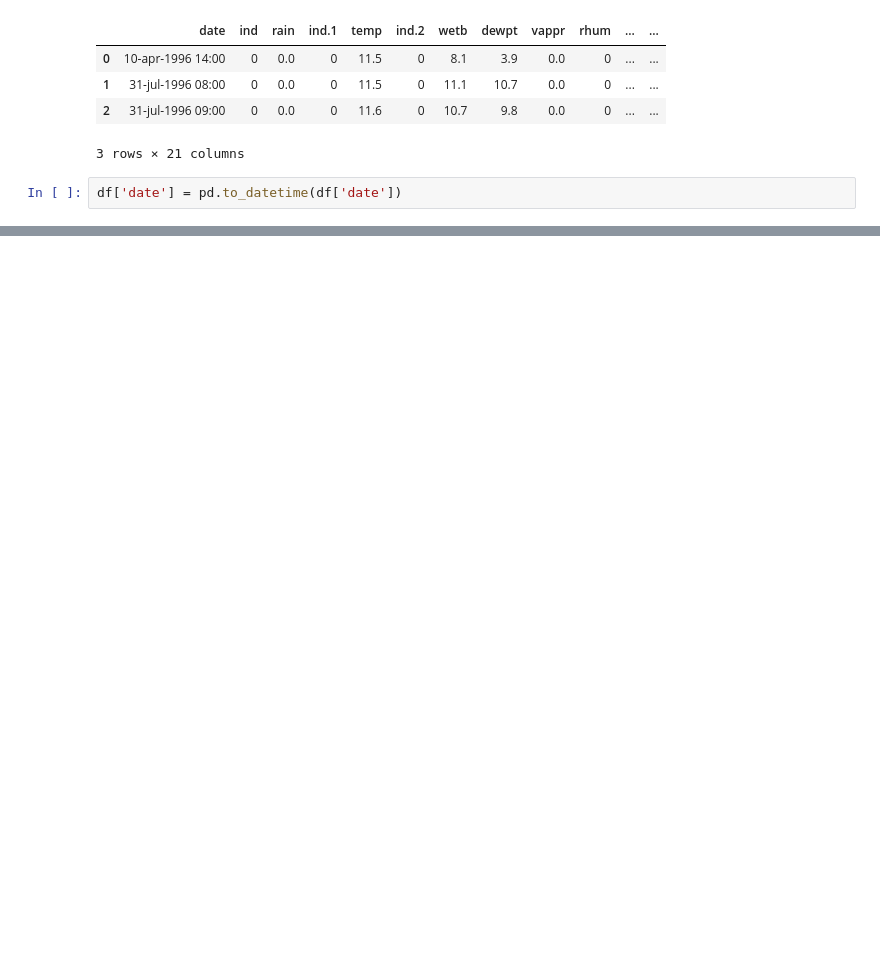
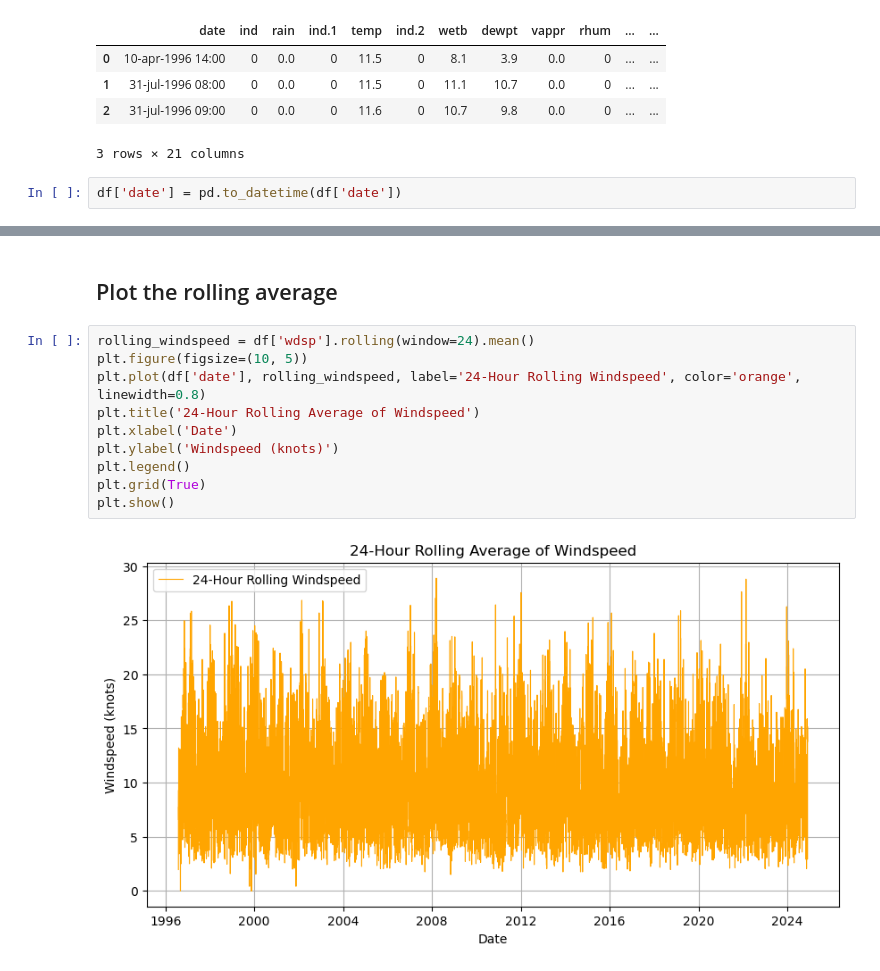
Before and after one commit to morgam7/PFDA-assignments, a Jupyter notebook: assignment_6_Weather.ipynb, the cells around one changed output, grey strips where cells are left out. Cells and saved outputs as stored; diff of their text form; blank space fills up the shorter version.

```diff
--- a/assignment_6_Weather.ipynb
+++ b/assignment_6_Weather.ipynb
@@ -110,0 +201,14 @@ plt.show()
+# %% [markdown]
+## Plot the rolling average
+# %%
+rolling_windspeed = df['wdsp'].rolling(window=24).mean()
+plt.figure(figsize=(10, 5))
+plt.plot(df['date'], rolling_windspeed, label='24-Hour Rolling Windspeed', color='orange', linewidth=0.8)
+plt.title('24-Hour Rolling Average of Windspeed')
+plt.xlabel('Date')
+plt.ylabel('Windspeed (knots)')
+plt.legend()
+plt.grid(True)
+plt.show()
+# %% [output]
+[figure, added]
```
Also changed, not shown: parts of 13 cells of this notebook.
